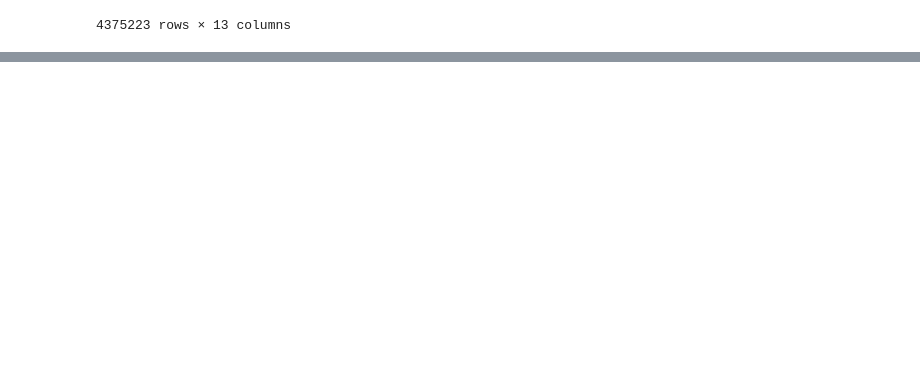
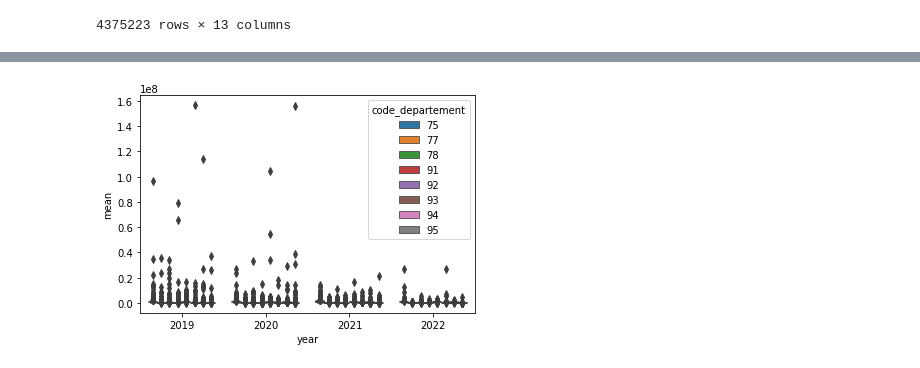
Before and after one commit to LuisaPolicarpo/Hackathon--aws, a Jupyter notebook: EDA/M_Hackaton_RealEstate.ipynb, the cells around one changed output, grey strips where cells are left out. Cells and saved outputs as stored; diff of their text form; code cells hidden in the pictures; blank space fills up the shorter version.

```diff
--- a/EDA/M_Hackaton_RealEstate.ipynb
+++ b/EDA/M_Hackaton_RealEstate.ipynb
@@ -214,0 +327,2 @@ Name: nom_commune, Length: 1245, dtype: float64
+# %%
+pivot_table['year'] = pd.DatetimeIndex(pivot_table['date_mutation']).year
@@ -214,0 +345,5 @@ Name: nom_commune, Length: 1245, dtype: float64
+# %%
+ax = sns.boxplot(data = pivot_table, x="year", y="mean", hue="code_departement")  # RUN PLOT
+plt.show()
+# %% [output]
+[figure, added]
```
Also changed, not shown: parts of 58 cells of this notebook.
